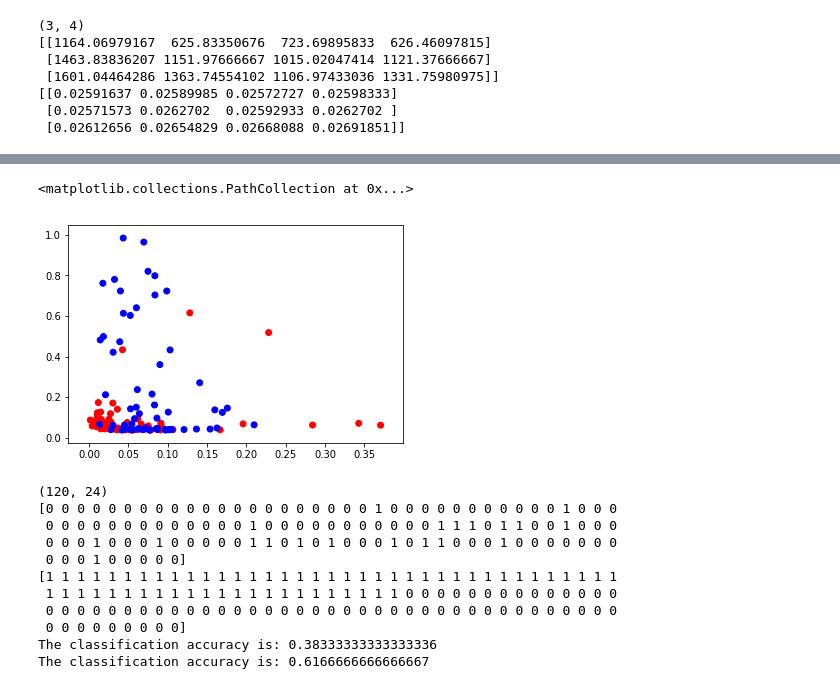
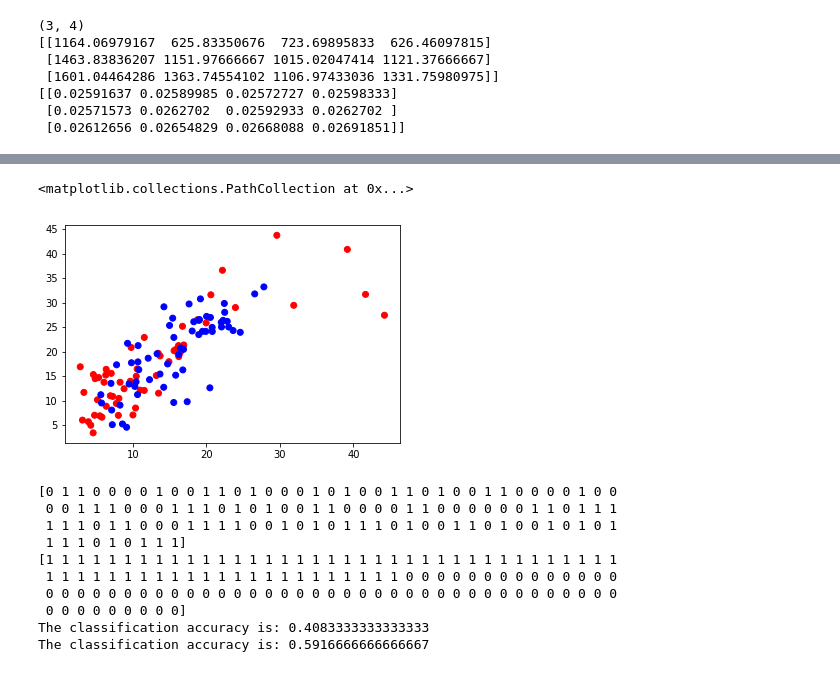
Before and after one commit to yanrpi/bmed-4460-6460, a Jupyter notebook: 07_ClusteringTexture/glcm.ipynb, the cells around one changed output, grey strips where cells are left out. Saved outputs shown, nothing was run; the diff lists cells and outputs as text; code cells hidden in the pictures.

```diff
--- a/07_ClusteringTexture/glcm.ipynb
+++ b/07_ClusteringTexture/glcm.ipynb
@@ -28,14 +28,15 @@ print(filenames_ct)
 (120,)
 ['./ct_us/train/train_1.png', './ct_us/train/train_2.png', './ct_us/train/train_3.png', './ct_us/train/train_4.png', './ct_us/train/train_5.png', './ct_us/train/train_6.png', './ct_us/train/train_7.pn ...
 # %%
-image = io.imread(filenames[8])
-plt.imshow(image)
+image = io.imread(filenames[7])
+plt.imshow(image, cmap='gray')
+print(image.min(), image.max())
 
 # https://scikit-image.org/docs/dev/api/skimage.feature.html?highlight=greycomatrix#skimage.feature.greycomatrix
-comat = greycomatrix(image, [2,3,4], [0, np.pi/4, np.pi/2, 3*np.pi/4], normed=True, symmetric=True)
+comat = greycomatrix(image, [1,2,3], [0, np.pi/4, np.pi/2, 3*np.pi/4], normed=True, symmetric=True)
 print(comat.shape)
 
-print(comat[:,:,0,0])
+#print(comat[:,:,0,0])
 
 plt.figure()
 for i in range(3):
@@ -115,0 +67,26 @@ Analyzing image ./ct_us/train/train_120.png
+# %%
+number_of_files = len(filenames)
+
+distances = [1]
+#distances = [1,2,3,4,5,6,7]
+angles = [0, np.pi/4]
+#angles = [0, np.pi/4, np.pi/2, 3*np.pi/4]
+feature_all = np.zeros((number_of_files, len(distances) * len(angles)))
+
+# Go through all the training images
+for i in range(number_of_files):
+    print('Analyzing image {}'.format(filenames[i]))
+    image = io.imread(filenames[i])
+
+    #comat = greycomatrix(image, , normed=True, symmetric=True)
+    comat = greycomatrix(image, distances, angles, normed=True, symmetric=True)
+    # 1. Include other measures
+    # * energy
+    # * contrast
+    # * dissimilarity
+    # * homogeneity
+    # * ASM
+    # * correlation
+    feature = greycoprops(comat, 'energy')
+
+    feature_all[i] = feature.ravel()
@@ -116,15 +111,15 @@ Analyzing image ./ct_us/train/train_120.png
 # %%
 colors = ['red' if label_train[i] else 'blue' for i in range(number_of_files)]
-plt.scatter(contrast_all[:,0], energy_all[:,0], c = colors, label = label_train)
+plt.scatter(feature_all[:,0], feature_all[:,1], c = colors, label = label_train)
 # %% [output]
 <matplotlib.collections.PathCollection at 0x...>
-[figure, old version]
+[figure, new version]
 # %%
-X = np.concatenate((contrast_all, energy_all), axis=1)
-print(X.shape)
+#X = np.concatenate((contrast_all, energy_all), axis=1)
+#X = energy_all
 
 # https://scikit-learn.org/stable/modules/generated/sklearn.cluster.KMeans.html
-kmeans = KMeans(n_clusters=2, random_state=0).fit(X)
+kmeans = KMeans(n_clusters=2, random_state=0).fit(feature_all)
 
 print(kmeans.labels_)
 print(label_train)
@@ -132,14 +127,13 @@ print(label_train)
 print('The classification accuracy is: {}'.format(accuracy_score(label_train, kmeans.labels_)))
 print('The classification accuracy is: {}'.format(accuracy_score(label_train, 1 - kmeans.labels_)))
 # %% [output]
-(120, 24)
-[0 0 0 0 0 0 0 0 0 0 0 0 0 0 0 0 0 0 0 0 0 1 0 0 0 0 0 0 0 0 0 0 0 1 0 0 0
- 0 0 0 0 0 0 0 0 0 0 0 0 0 1 0 0 0 0 0 0 0 0 0 0 0 1 1 1 0 1 1 0 0 1 0 0 0
- 0 0 0 1 0 0 0 1 0 0 0 0 0 1 1 0 1 0 1 0 0 0 1 0 1 1 0 0 0 1 0 0 0 0 0 0 0
- 0 0 0 1 0 0 0 0 0]
+[0 1 1 0 0 0 0 1 0 0 1 1 0 1 0 0 0 1 0 1 0 0 1 1 0 1 0 0 1 1 0 0 0 0 1 0 0
+ 0 0 1 1 1 0 0 0 1 1 1 0 1 0 1 0 0 1 1 0 0 0 0 1 1 0 0 0 0 0 0 1 1 0 1 1 1
+ 1 1 1 0 1 1 0 0 0 1 1 1 1 0 0 1 0 1 0 1 1 1 0 1 0 0 1 1 0 1 0 0 1 0 1 0 1
+ 1 1 1 0 1 0 1 1 1]
 [1 1 1 1 1 1 1 1 1 1 1 1 1 1 1 1 1 1 1 1 1 1 1 1 1 1 1 1 1 1 1 1 1 1 1 1 1
  1 1 1 1 1 1 1 1 1 1 1 1 1 1 1 1 1 1 1 1 1 1 1 0 0 0 0 0 0 0 0 0 0 0 0 0 0
  0 0 0 0 0 0 0 0 0 0 0 0 0 0 0 0 0 0 0 0 0 0 0 0 0 0 0 0 0 0 0 0 0 0 0 0 0
  0 0 0 0 0 0 0 0 0]
-The classification accuracy is: 0.38333333333333336
-The classification accuracy is: 0.6166666666666667
+The classification accuracy is: 0.4083333333333333
+The classification accuracy is: 0.5916666666666667
```
Also changed, not shown: parts of 5 cells of this notebook.
